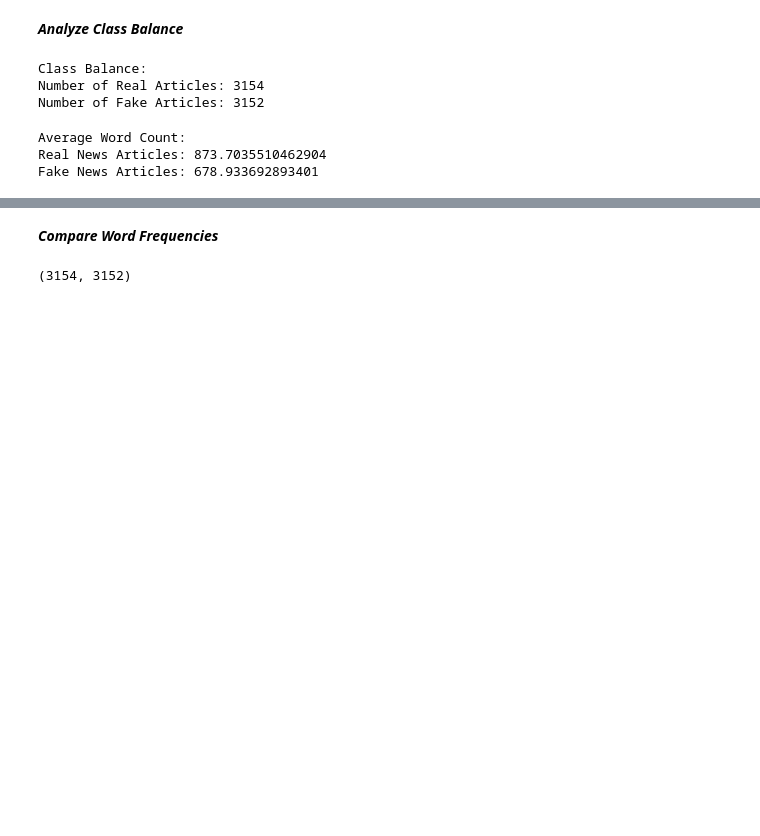
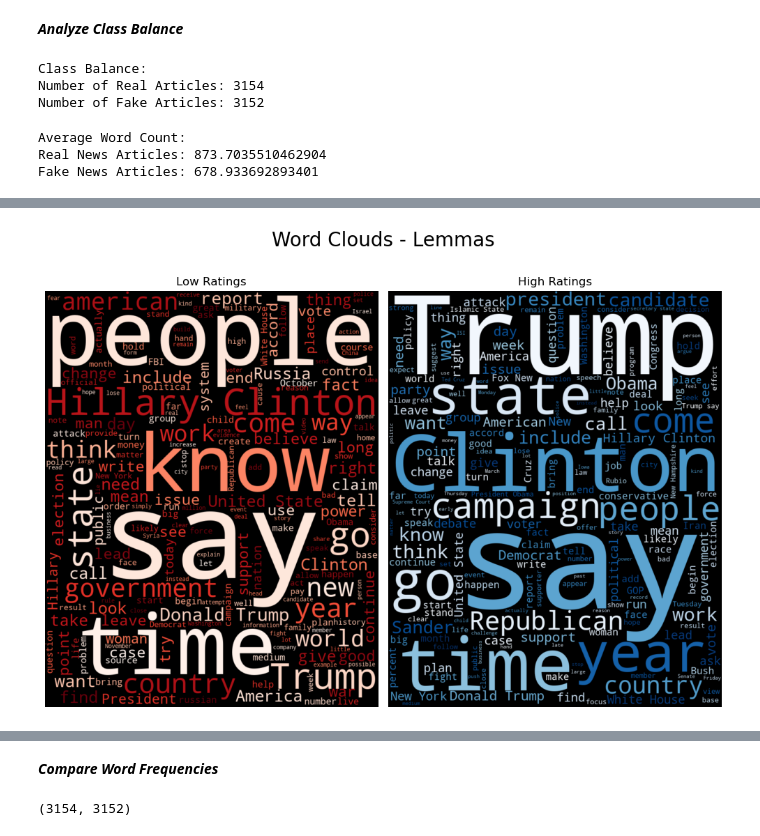
Before and after one commit to sof2401/Advanced-ML, a Jupyter notebook: Wk1- Natural Language Processing/Comparing Texts (Core).ipynb, the cells around one changed output, grey strips where cells are left out. Cells and saved outputs as stored; diff of their text form; code cells hidden in the pictures; blank space fills up the shorter version.

```diff
--- a/Wk1- Natural Language Processing/Comparing Texts (Core).ipynb
+++ b/Wk1- Natural Language Processing/Comparing Texts (Core).ipynb
@@ -108,0 +224,30 @@ freq_dist = df.groupby('label')['tokens'].apply(lambda x: FreqDist(word for subl
+# %%
+# Make a single giant string with entire group of 5 star lemmas
+real_lemmas = " ".join( df.loc[filter_real, 'lemmas-joined'])
+# Make a single giant string with entire group of 1 star lemmas
+fake_lemmas= " ".join( df.loc[filter_fake, 'lemmas-joined'])
+# %%
+# Make word clouds of lemmas
+# Create an instance of a WordCloud and use the generate method
+fake_cloud = WordCloud(random_state = 42,
+                      width = 800,
+                      height = 1000,
+                      min_word_length = 2, colormap="Reds",
+                     ).generate(fake_lemmas)
+real_cloud = WordCloud(random_state = 42,
+                       width = 800,
+                       height= 1000,
+                       min_word_length = 2,
+                       colormap="Blues",
+                      ).generate(real_lemmas)
+# Plot the wordclouds side by side
+fig, axes = plt.subplots(ncols=2, figsize=(10, 7))
+axes[0].imshow(fake_cloud, interpolation='bilinear')
+axes[0].set_title("Low Ratings")
+axes[1].imshow(real_cloud, interpolation='bilinear')
+axes[1].set_title("High Ratings")
+[ax.axis('off') for ax in axes]
+fig.tight_layout();
+fig.suptitle('Word Clouds - Lemmas', fontsize=20, y=1.05);
+# %% [output]
+[figure, added]
```
Also changed, not shown: parts of 16 cells of this notebook, 11 other files.
